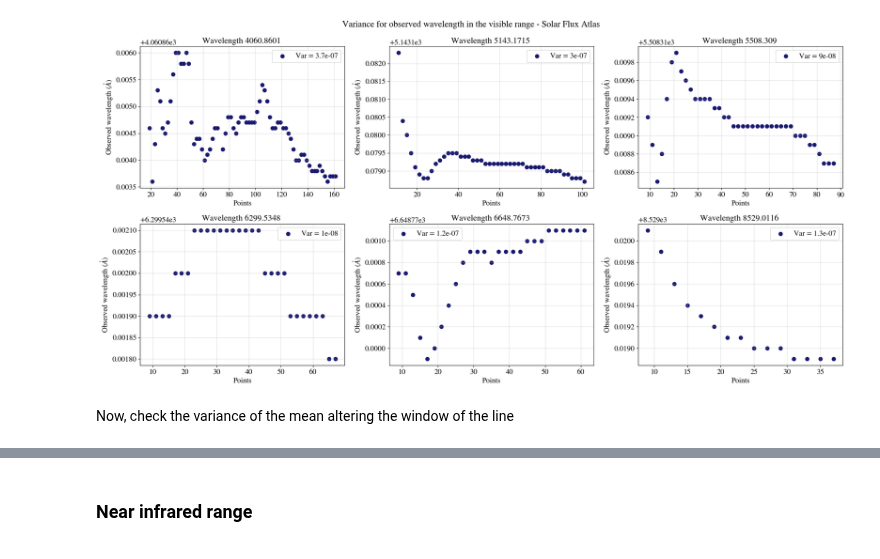
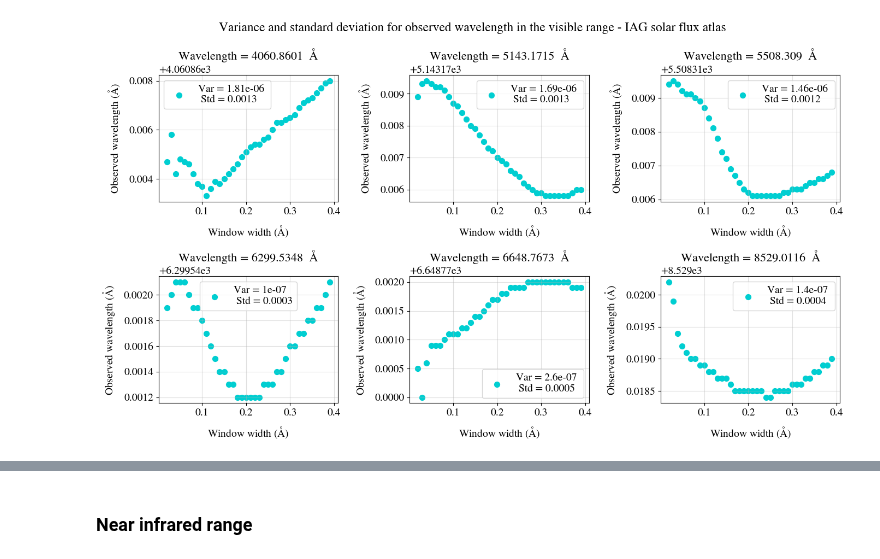
Before and after one commit to ccuellarn/Measurement-and-Characterization-of-Granulation-Patterns-in-the-IAG-Solar-Flux-Spectrum, a Jupyter notebook: Project/Characterization/Statistics/Statistical analysis.ipynb, the cells around one changed output, grey strips where cells are left out. Drawn from its saved outputs; the diff is of its cells as text; code cells hidden in the pictures.

```diff
--- a/Project/Characterization/Statistics/Statistical analysis.ipynb
+++ b/Project/Characterization/Statistics/Statistical analysis.ipynb
@@ -125 +65,22 @@ new_local_points = arrange_lambda(0, local_points)
+# %%
+#Separate by minimum wavelength and ranges for windows
+def width_minimums(closer_lines,data,steps):
+    local_points =[]
+    steps_final = []
+    for each in closer_lines['min_wave']:
+        window = []
+        step_accepted = []
+        for step in steps:
+            #This generates a list with dataframes representing each step taken
+            new_data = data[data['Wave A'].between(each-step, each+step, inclusive='neither')]
+            if len(new_data)>0:
+                window.append(new_data)
+                step_accepted.append(step)
+
+        local_points.append(window) #Add the list representing one closer line
+        steps_final.append(step_accepted)
+    return local_points ,steps_final
+# %%
+steps = np.arange(0.01,0.1,0.005)
+local_points_VIS = width_minimums(closer_lines_VIS,raw_data,steps)
 # %%
@@ -185,31 +132,23 @@ def Fit_derivates(local_points,wave):
 # %%
 list_index = [0,172,235,378,420,538]
 
-fig5, axes = plt.subplots(2,3,figsize=(20,10))
-fig5.suptitle('Variance for observed wavelength in the visible range - Solar Flux Atlas')
+fig5, axes = plt.subplots(2,3,figsize=(14,8))
+fig5.suptitle('Variance and standard deviation for observed wavelength in the visible range - IAG solar flux atlas')
 axes = axes.flatten()
 
 #Plot the cuadratic fit for each color
 for i, ax in enumerate(axes):
+    Values,variance, deviation = Fit_derivates(local_points_VIS[list_index[i]],closer_lines_VIS['Fe line'].iloc[list_index[i]],steps*2)
 
-    new_local_points = arrange_lambda(list_index[i], local_points)
-    Values = Fit_derivates(new_local_points,closer_lines['Fe line'].iloc[list_index[i]])
-    Values = Values[Values['Velocity']<700 ]
-    Values = Values[Values['Velocity']>-700 ]
-    # Values = Values[Values['Points']>60 ]
-    variance = np.var(Values['Observed wavelength'])
+    ax.scatter(Values['Window (A)'],Values["Observed wavelength"],label = 'Var = {} \n Std = {}'.format(round(variance,8),round(deviation,4)),c='darkturquoise',s=50)
 
-    ax.scatter(Values['Points'],Values["Observed wavelength"],label = 'Var = {}'.format(round(variance,8)),c='midnightblue',s=50)
-
-    ax.set_title(r'Wavelength {} '.format(Values["Emitted wavelength"].iloc[0]))
-    ax.set_ylabel(r'Observed wavelength $(\mathring{A})$')
-    ax.set_xlabel(r'Points')
+    ax.set_title(r'Wavelength = {}  Å'.format(Values["Emitted wavelength"].iloc[0]),pad=20)
+    ax.set_ylabel(r'Observed wavelength $(\mathrm{\AA})$',labelpad=10)
+    ax.set_xlabel(r'Window width $(\mathrm{\AA})$',labelpad=10)
     ax.grid(alpha=0.4)
     ax.legend()
 
 fig5.tight_layout()
-# fig5.savefig('variance VIS')
+# fig5.savefig('variance std NIR')
 # %% [output]
-[figure, old version]
+[figure, new version]
-# %% [markdown]
-Now, check the variance of the mean altering the window of the line
```
Also changed, not shown: parts of 21 cells of this notebook.
